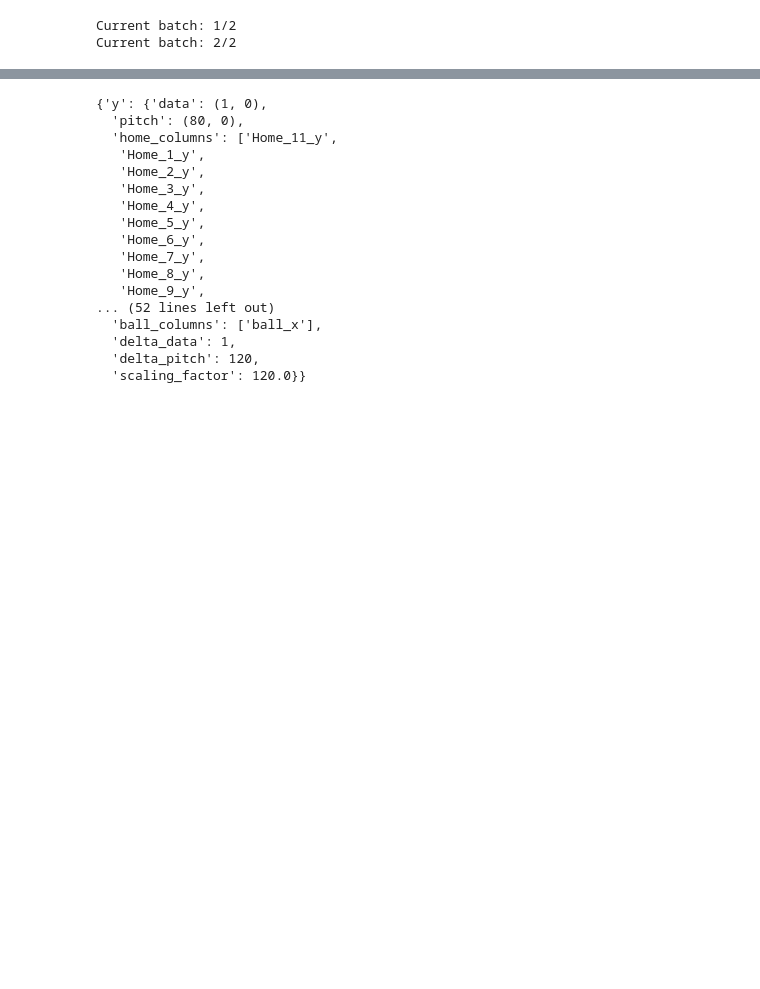
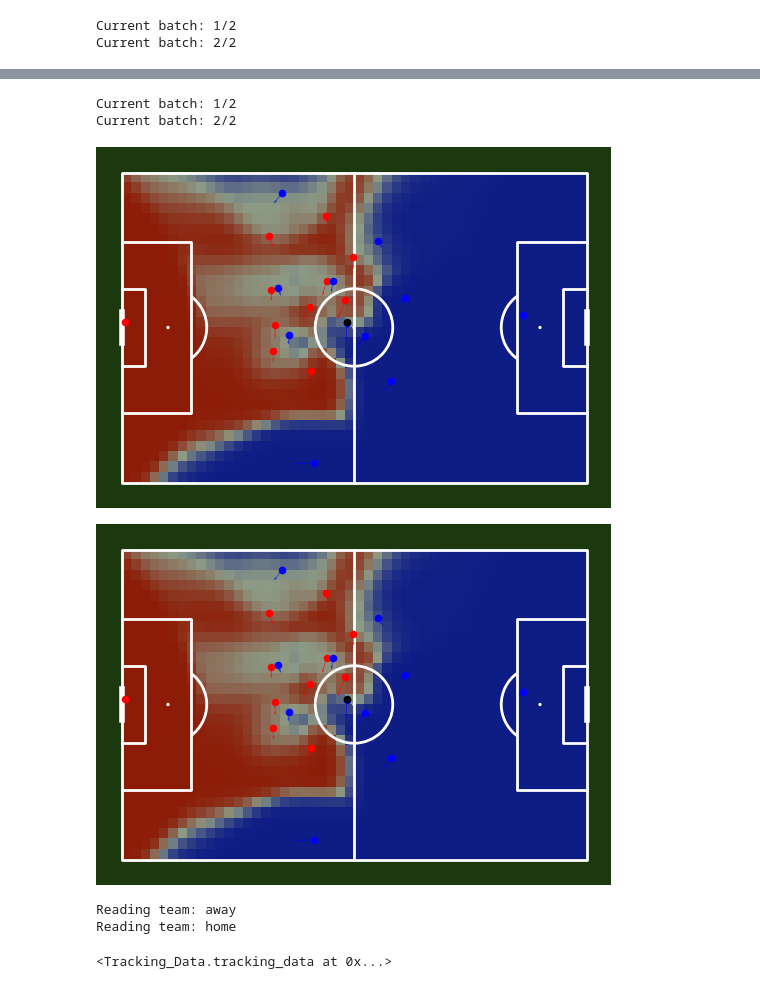
Before and after one commit to DavidB1999/My_Football_Analytics, a Jupyter notebook: Position_data/PitchControl/pc_function_schmier.ipynb, the cells around one changed output, grey strips where cells are left out. Cells and saved outputs as stored; diff of their text form; code cells hidden in the pictures; blank space fills up the shorter version.

```diff
--- a/Position_data/PitchControl/pc_function_schmier.ipynb
+++ b/Position_data/PitchControl/pc_function_schmier.ipynb
@@ -49,20 +49,7 @@ ax.imshow(np.flipud(pc[100].rot90()), extent=(
 # %%
-td_object.dimensions
+pitch_control.plot_tensor_pitch_control(td_object=td_object, frame=100)
 # %% [output]
-{'y': {'data': (1, 0),
-  'pitch': (80, 0),
-  'home_columns': ['Home_11_y',
-   'Home_1_y',
-   'Home_2_y',
-   'Home_3_y',
-   'Home_4_y',
-   'Home_5_y',
-   'Home_6_y',
-   'Home_7_y',
-   'Home_8_y',
-   'Home_9_y',
-... (52 lines left out)
-  'ball_columns': ['ball_x'],
-  'delta_data': 1,
-  'delta_pitch': 120,
-  'scaling_factor': 120.0}}
+Current batch: 1/2
+Current batch: 2/2
+[figure, added]
+[figure, added]
@@ -70,0 +56,17 @@ y
+# %%
+# supposed to be based on td_object --> first create one
+# everywhere we call the object now will later be self
+
+data_dir = 'sample-data-master/data/'
+game_id = 1
+away = mio.tracking_data(DATADIR=data_dir, game_id=game_id, teamname='Away')
+home = mio.tracking_data(DATADIR=data_dir, game_id=game_id, teamname='Home')
+td = mio.merge_tracking_data(home, away)
+td_object = tracking_data(td, data_source='metrica', scale_to_pitch='myPitch')
+td_object.get_velocities()
+
+td_object
+# %% [output]
+Reading team: away
+Reading team: home
+<Tracking_Data.tracking_data at 0x...>
```
Also changed, not shown: parts of 4 cells of this notebook, 3 other files.
